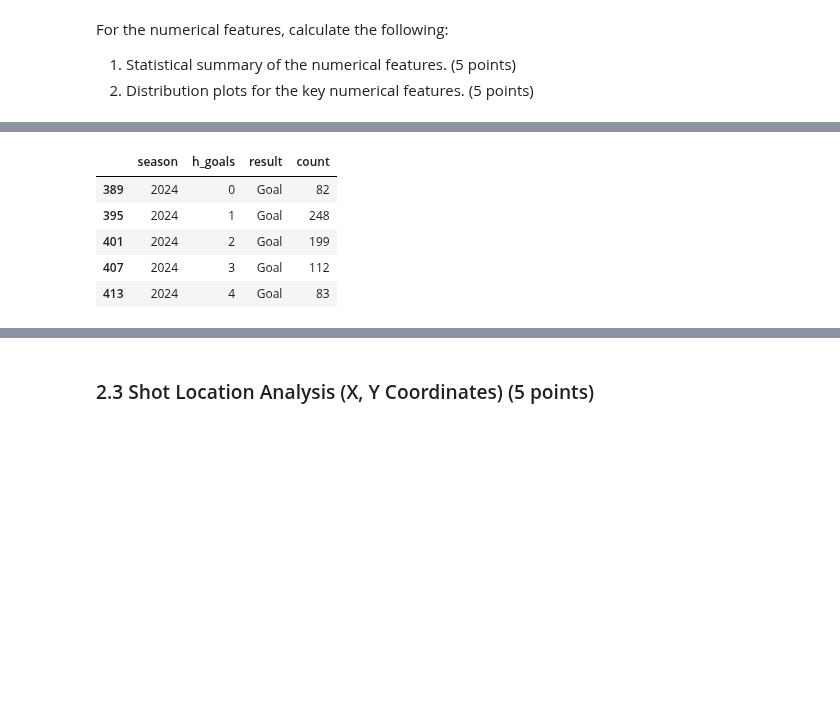
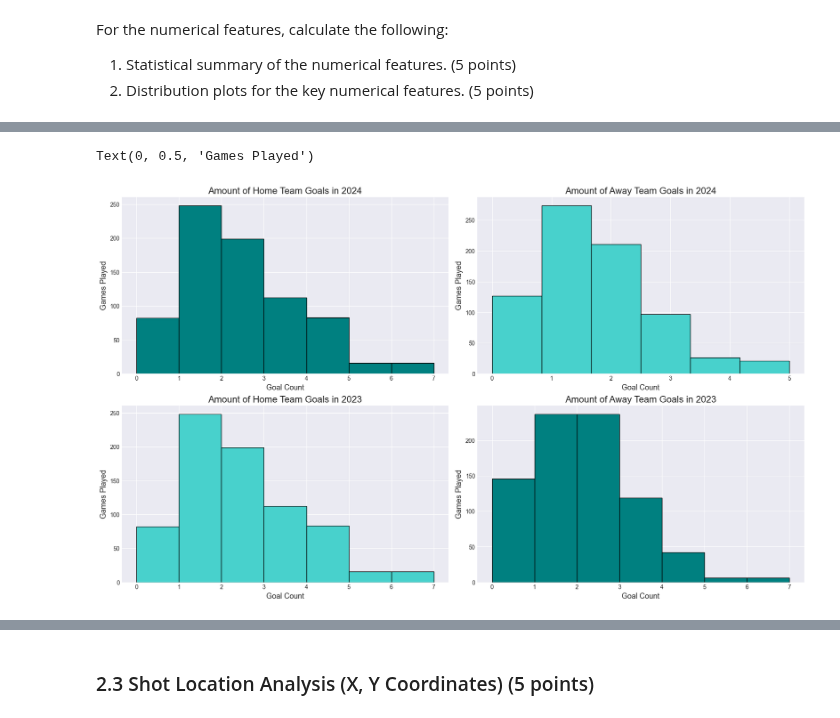
Before and after one commit to smgibson19/ds701_fa25_midterm_challenge_sports, a Jupyter notebook: LALIGA_Analysis_Challenge.ipynb, the cells around one changed output, grey strips where cells are left out. Cells and saved outputs as stored; diff of their text form; code cells hidden in the pictures; blank space fills up the shorter version.

```diff
--- a/LALIGA_Analysis_Challenge.ipynb
+++ b/LALIGA_Analysis_Challenge.ipynb
@@ -270,52 +272,47 @@ df.describe()
 # %%
 # distribution of home/ away goals by all matches 2023 and 2024
 
-a_goals = df.groupby(['season', 'a_goals', 'result']).size().reset_index()
+a_goals = df[['season', 'a_goals', 'result']]
 a_goals = a_goals[a_goals['result'] == 'Goal']
-a_goals.rename(columns = {0: 'count'}, inplace= True)
 
-h_goals = df.groupby(['season', 'h_goals', 'result']).size().reset_index()
+h_goals = df[['season', 'h_goals', 'result']]
 h_goals = h_goals[h_goals['result'] == 'Goal']
-h_goals.rename(columns = {0: 'count'}, inplace= True)
-
 
 a_goals_24 = a_goals[a_goals['season'] == 2024]
-a_goals_24.drop(columns = ['result', 'season'])
+a_goals_24.drop(columns = ['season'], inplace= True)
 
 a_goals_23 = a_goals[a_goals['season'] == 2023]
+a_goals_23.drop(columns = ['season'], inplace= True)
 
 h_goals_24 = h_goals[h_goals['season'] == 2024]
+h_goals_24.drop(columns = ['season'], inplace= True)
+
 h_goals_23 = h_goals[h_goals['season'] == 2023]
-
-h_goals_24.head()
+h_goals_23.drop(columns = ['season'], inplace= True)
 
 fig, axs = plt.subplots(ncols=2, nrows=2, figsize=(17, 10), layout="constrained")
 
-# axs[0][0].hist(h_goals_24['count'], bins = 10, edgecolor='black', facecolor = 'teal')
-# axs[0][0].set_title('Amount of Home Team Goals in 2024', fontsize= 16)
-# axs[0][0].set_xlabel('Goal Count', fontsize= 13)
-# axs[0][0].set_ylabel('Games Played', fontsize= 13)
+axs[0][0].hist(h_goals_24['h_goals'], bins = 7, edgecolor='black', facecolor = 'teal')
+axs[0][0].set_title('Amount of Home Team Goals in 2024', fontsize= 16)
+axs[0][0].set_xlabel('Goal Count', fontsize= 13)
+axs[0][0].set_ylabel('Games Played', fontsize= 13)
 
-axs[0][1].hist(a_goals_24['count'], bins = 5, edgecolor='black', facecolor = 'mediumturquoise')
+axs[0][1].hist(a_goals_24['a_goals'], bins = 6, edgecolor='black', facecolor = 'mediumturquoise')
 axs[0][1].set_title('Amount of Away Team Goals in 2024', fontsize= 16)
 axs[0][1].set_xlabel('Goal Count', fontsize= 13)
 axs[0][1].set_ylabel('Games Played', fontsize= 13)
 
-# axs[1][0].hist(h_goals_24['count'], bins = 5, edgecolor='black', facecolor = 'mediumturquoise')
-# axs[1][0].set_title('Amount of Home Team Goals in 2023', fontsize= 16)
-# axs[1][0].set_xlabel('Goal Count', fontsize= 13)
-# axs[1][0].set_ylabel('Games Played', fontsize= 13)
+axs[1][0].hist(h_goals_24['h_goals'], bins = 7, edgecolor='black', facecolor = 'mediumturquoise')
+axs[1][0].set_title('Amount of Home Team Goals in 2023', fontsize= 16)
+axs[1][0].set_xlabel('Goal Count', fontsize= 13)
+axs[1][0].set_ylabel('Games Played', fontsize= 13)
 
-# axs[1][1].hist(a_goals_23['count'], bins = 5, edgecolor='black', facecolor = 'teal')
-# axs[1][1].set_title('Amount of Away Team Goals in 2023', fontsize= 16)
-# axs[1][1].set_xlabel('Goal Count', fontsize= 13)
-# axs[1][1].set_ylabel('Games Played', fontsize= 13)
+axs[1][1].hist(a_goals_23['a_goals'], bins = 7, edgecolor='black', facecolor = 'teal')
+axs[1][1].set_title('Amount of Away Team Goals in 2023', fontsize= 16)
+axs[1][1].set_xlabel('Goal Count', fontsize= 13)
+axs[1][1].set_ylabel('Games Played', fontsize= 13)
 # %% [output]
-|  | season | h_goals | result | count |
-| 389 | 2024 | 0 | Goal | 82 |
-| 395 | 2024 | 1 | Goal | 248 |
-| 401 | 2024 | 2 | Goal | 199 |
-| 407 | 2024 | 3 | Goal | 112 |
-| 413 | 2024 | 4 | Goal | 83 |
+Text(0, 0.5, 'Games Played')
+[figure, added]
 # %%
 # distribution of minute of events
```
Also changed, not shown: parts of 9 cells of this notebook.
